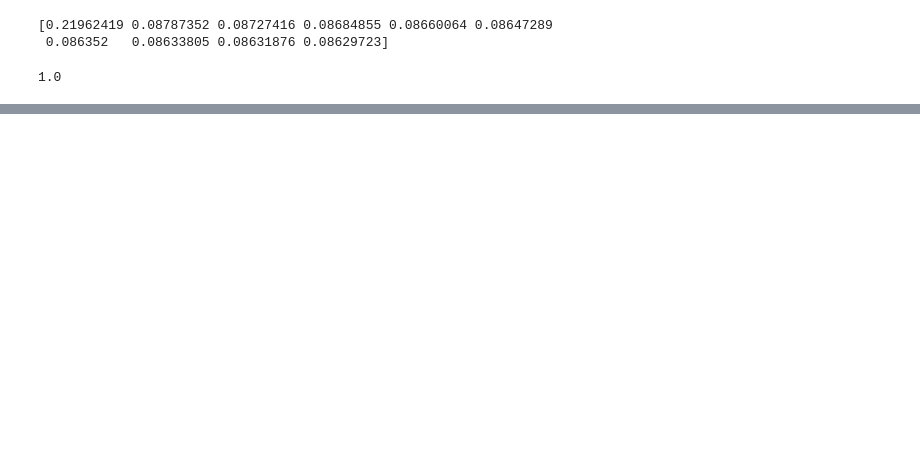
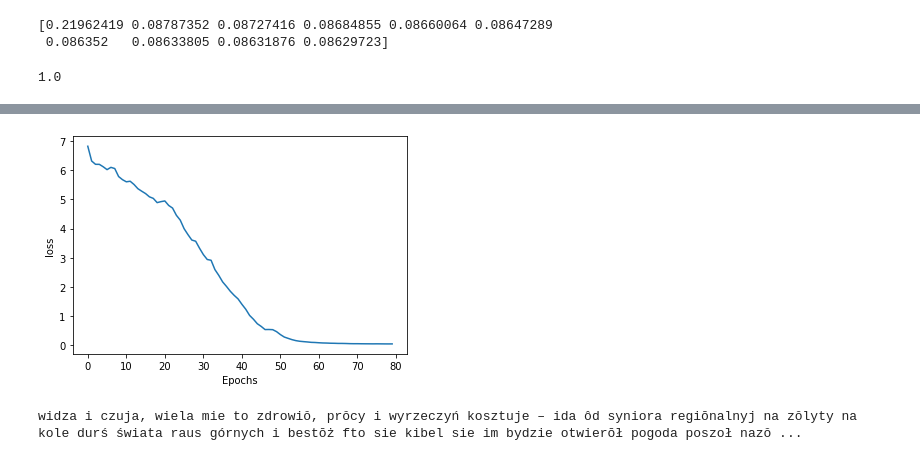
Before and after one commit to szymciem8/Poem-Generator-NLP, a Jupyter notebook: by_word.ipynb, the cells around one changed output, grey strips where cells are left out. Drawn from its saved outputs; the diff is of its cells as text; code cells hidden in the pictures; blank space fills up the shorter version.

```diff
--- a/by_word.ipynb
+++ b/by_word.ipynb
@@ -180,0 +298,17 @@ A kej pojemy i pośpiywomy, twarzy idzie śpiywo ich żyły sztyjc wcale kuje po
+# %%
+plot_graphs(history, 'loss')
+# %% [output]
+[figure, added]
+# %%
+seed_text = "widza i czuja, wiela mie to zdrowiŏ, prŏcy i wyrzeczyń kosztuje"
+next_words = 60
+
+for _ in range(next_words):
+	token_list = tokenizer.texts_to_sequences([seed_text])[0]
+	token_list = pad_sequences([token_list], maxlen=max_sequence_len-1, padding='pre')
+	# predicted = np.argmax(model.predict(token_list), axis=-1)
+	output_word = predict_word(feulliton_model, tokenizer, token_list)
+	seed_text += " " + output_word
+print(seed_text)
+# %% [output]
+widza i czuja, wiela mie to zdrowiŏ, prŏcy i wyrzeczyń kosztuje – ida ôd syniora regiōnalnyj na zŏlyty na kole durś świata raus górnych i bestōż fto sie kibel sie im bydzie otwierōł pogoda poszoł nazŏ ...
```
Also changed, not shown: parts of 25 cells of this notebook, 9 other files.
